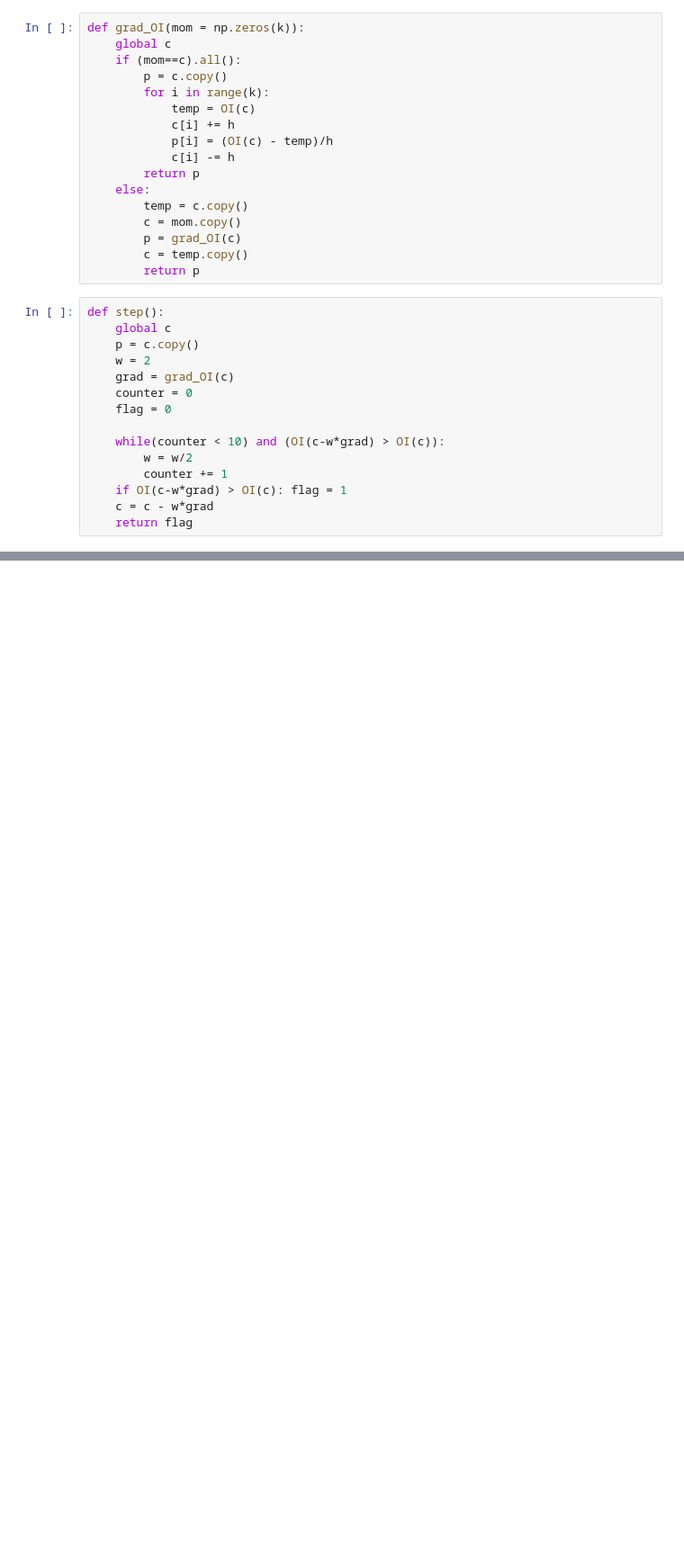
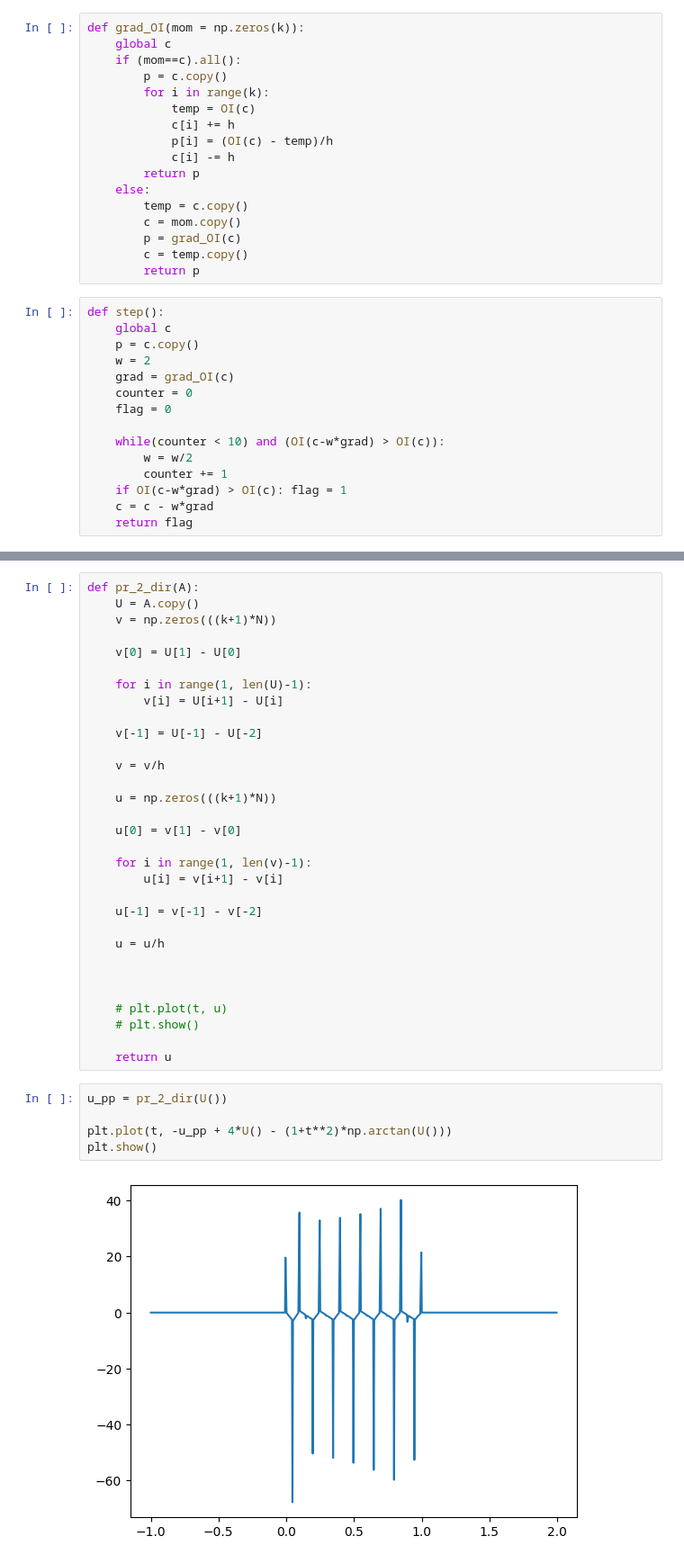
Before and after one commit to DankoDmitry/university, a Jupyter notebook: NonlinearPDE/some.ipynb, the cells around one changed output, grey strips where cells are left out. Shown at 90% size. Drawn from its saved outputs; the diff is of its cells as text; blank space fills up the shorter version.

```diff
--- a/NonlinearPDE/some.ipynb
+++ b/NonlinearPDE/some.ipynb
@@ -216,0 +228,38 @@ plt.show()
+# %%
+def pr_2_dir(A):
+    U = A.copy()
+    v = np.zeros(((k+1)*N))
+
+    v[0] = U[1] - U[0]
+
+    for i in range(1, len(U)-1):
+        v[i] = U[i+1] - U[i]
+
+    v[-1] = U[-1] - U[-2]
+
+    v = v/h
+
+    u = np.zeros(((k+1)*N))
+
+    u[0] = v[1] - v[0]
+
+    for i in range(1, len(v)-1):
+        u[i] = v[i+1] - v[i]
+
+    u[-1] = v[-1] - v[-2]
+
+    u = u/h
+
+
+
+    # plt.plot(t, u)
+    # plt.show()
+
+    return u
+# %%
+u_pp = pr_2_dir(U())
+
+plt.plot(t, -u_pp + 4*U() - (1+t**2)*np.arctan(U()))
+plt.show()
+# %% [output]
+[figure, added]
```
Also changed, not shown: parts of 9 cells of this notebook, 7 other files.
